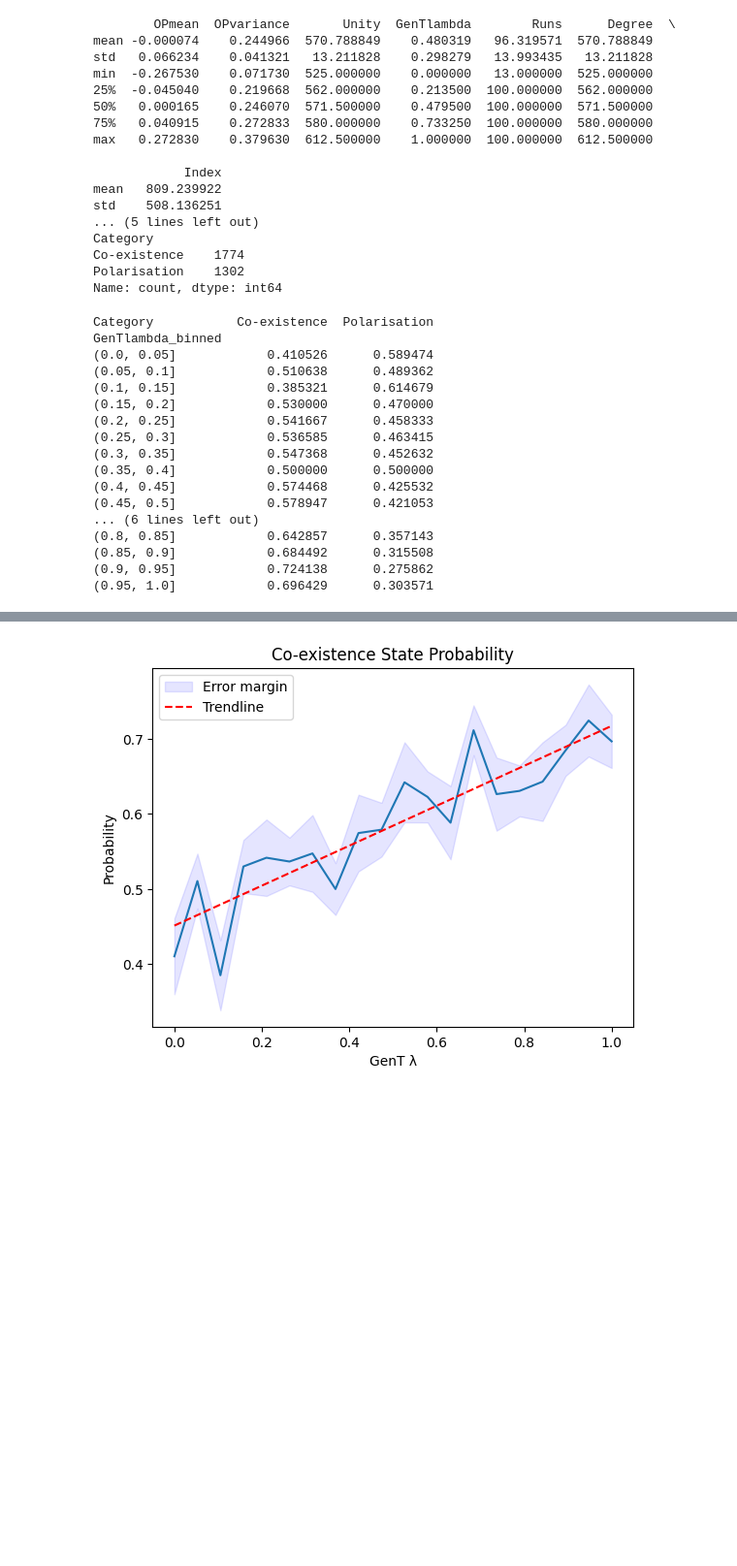
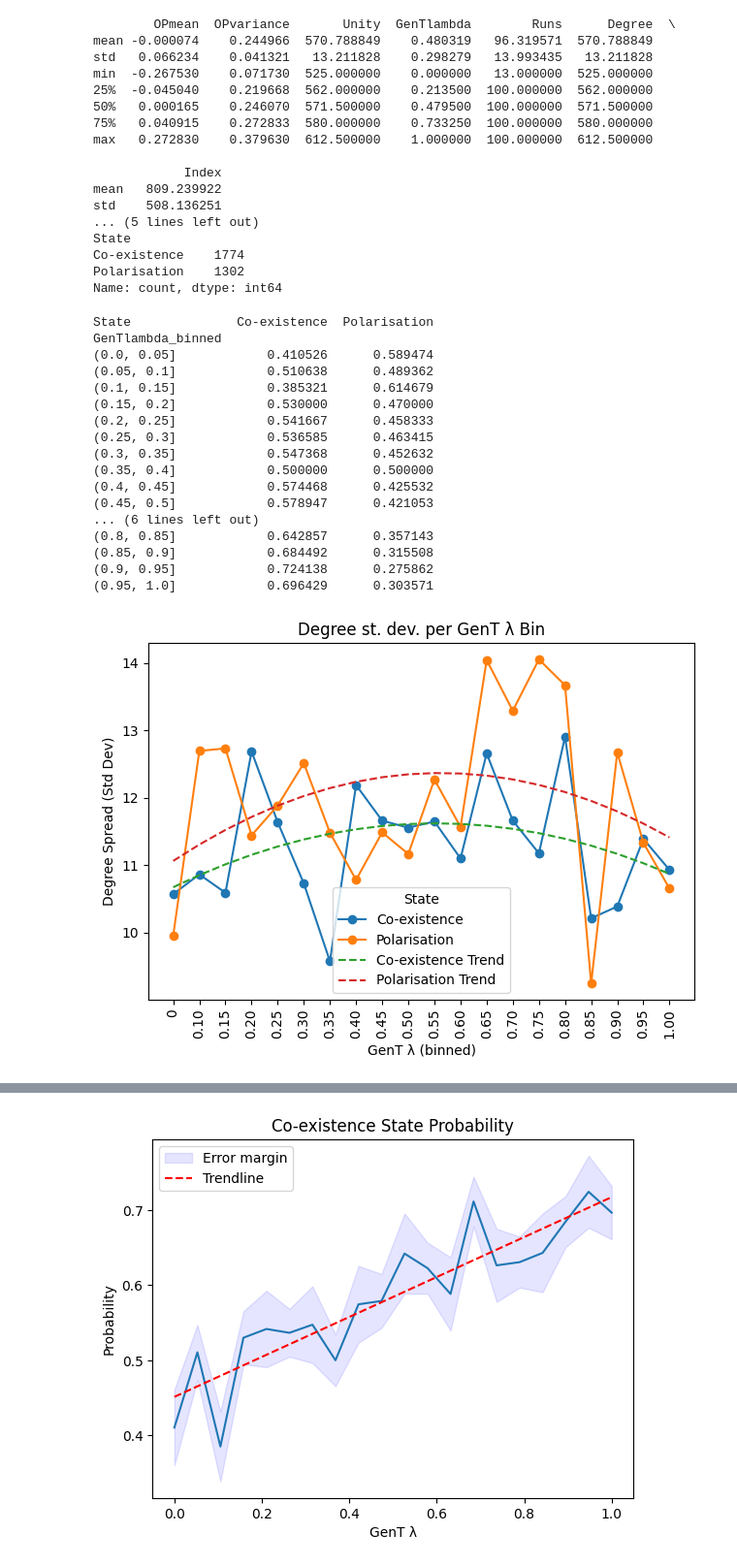
Before and after one commit to ByteMaps/thesis-GSS, a Jupyter notebook: ABM/stats.ipynb, the cells around one changed output, grey strips where cells are left out. Shown at 97% size. Drawn from its saved outputs; the diff is of its cells as text; code cells hidden in the pictures; blank space fills up the shorter version.

```diff
--- a/ABM/stats.ipynb
+++ b/ABM/stats.ipynb
@@ -21,9 +22,9 @@ def	load_data(path="final"):
 base = load_data("final")
 extra = load_data("extra")
 df = pd.concat([base, extra])
-df.loc[:, df.columns != 'Category']
+df.loc[:, df.columns != 'State']
 print(df.describe().drop('count'))
-print(df['Category'].value_counts())
+print(df['State'].value_counts())
 # %% [output]
         OPmean  OPvariance       Unity  GenTlambda        Runs      Degree  \
 mean -0.000074    0.244966  570.788849    0.480319   96.319571  570.788849
@@ -38,7 +39,7 @@ max   0.272830    0.379630  612.500000    1.000000  100.000000  612.500000
 mean   809.239922
 std    508.136251
 ... (5 lines left out)
-Category
+State
 Co-existence    1774
 Polarisation    1302
 Name: count, dtype: int64
@@ -47,8 +48,8 @@ num_bins = 20
 bins = np.linspace(df['GenTlambda'].min(), df['GenTlambda'].max(), num_bins + 1)
 df['GenTlambda_binned'] = pd.cut(df['GenTlambda'], bins, include_lowest=False)
 
-# Group by binned GenTlambda and Category
-counts = df.groupby(['GenTlambda_binned', 'Category']).size().unstack(fill_value=0)
+# Group by binned GenTlambda and State
+counts = df.groupby(['GenTlambda_binned', 'State']).size().unstack(fill_value=0)
 probabilities = counts.div(counts.sum(axis=1), axis=0)
 
 # Calculate error margin (standard error) for each bin
@@ -60,7 +61,7 @@ print(probabilities)
 coexistences = probabilities["Co-existence"]
 polarisations = probabilities["Polarisation"]
 # %% [output]
-Category           Co-existence  Polarisation
+State              Co-existence  Polarisation
 GenTlambda_binned
 (0.0, 0.05]            0.410526      0.589474
 (0.05, 0.1]            0.510638      0.489362
@@ -78,8 +79,32 @@ GenTlambda_binned
 (0.9, 0.95]            0.724138      0.275862
 (0.95, 1.0]            0.696429      0.303571
 # %%
-categories = df['Category'].unique()
+categories = df['State'].unique()
 cat_n = len(categories)
+
+# Calculate Degree spread (standard deviation) per GenTlambda bin, per State
+degree_spread = df.groupby(['GenTlambda_binned', 'State'])['Degree'].std().unstack()
+
+degree_spread.plot(kind='line', marker='o')
+
+# Add quadratic trendline (2nd degree)
+for cat in categories:
+	y = degree_spread[cat].values
+	x = np.arange(len(y))
+	coeffs = np.polyfit(x, y, 2)
+	trend = np.poly1d(coeffs)
+	plt.plot(x, trend(x), linestyle='--', label=f'{cat} Trend')
+
+plt.xlabel('GenT λ (binned)')
+plt.ylabel('Degree Spread (Std Dev)')
+plt.title('Degree st. dev. per GenT λ Bin')
+plt.xticks(ticks=range(len(degree_spread.index)), labels=custom_labels, rotation=90)
+plt.legend(title='State')
+plt.tight_layout()
+plt.savefig('statresults/degree_spread.png')
+plt.show()
+# %% [output]
+[figure, added]
 # %%
 # Simulated data
 
```
Also changed, not shown: parts of 4 cells of this notebook.
